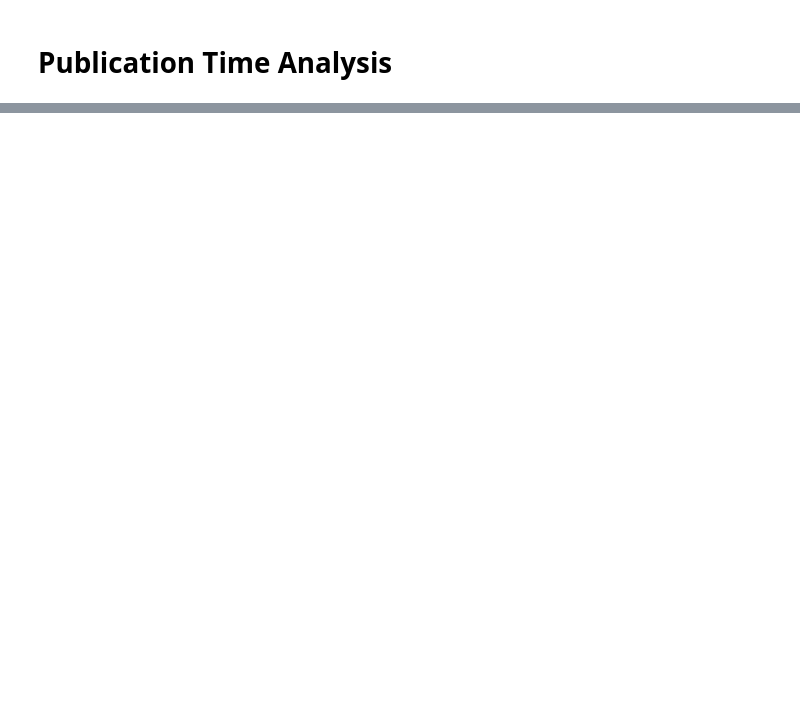
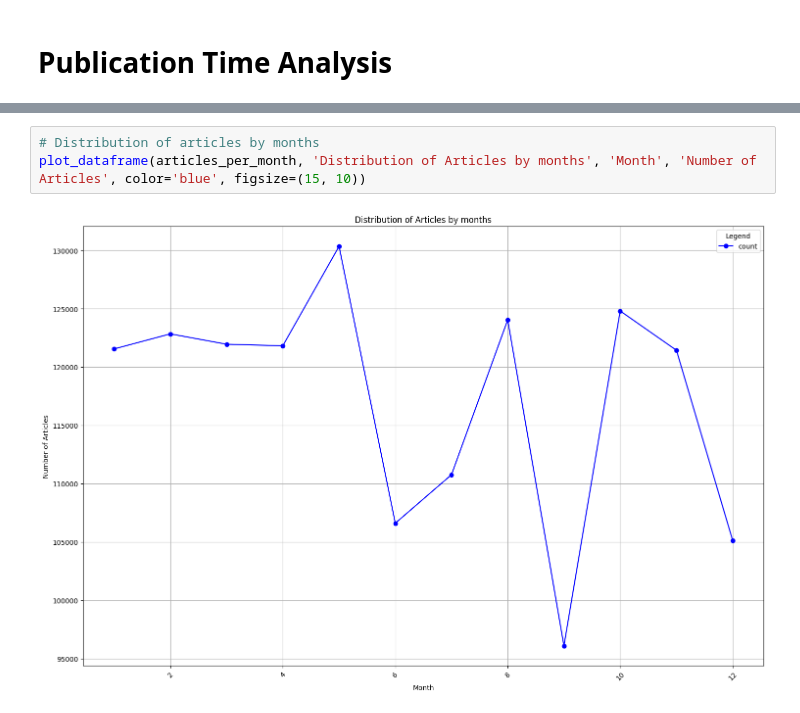
Before and after one commit to Khayo-7/10Academy-Kifiya-Week-1, a Jupyter notebook: notebooks/analyst_ratings_EDA.ipynb, the cells around one changed output, grey strips where cells are left out. Saved outputs shown, nothing was run; the diff lists cells and outputs as text; blank space fills up the shorter version.

```diff
--- a/notebooks/analyst_ratings_EDA.ipynb
+++ b/notebooks/analyst_ratings_EDA.ipynb
@@ -252,0 +206,5 @@ spikes
+# %%
+# Distribution of articles by months
+plot_dataframe(articles_per_month, 'Distribution of Articles by months', 'Month', 'Number of Articles', color='blue', figsize=(15, 10))
+# %% [output]
+[figure, added]
```
Also changed, not shown: parts of 59 cells of this notebook, 22 other files.
